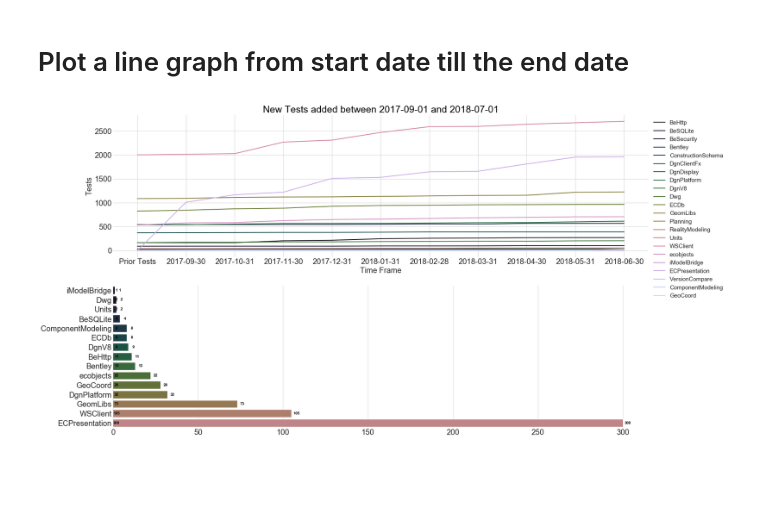
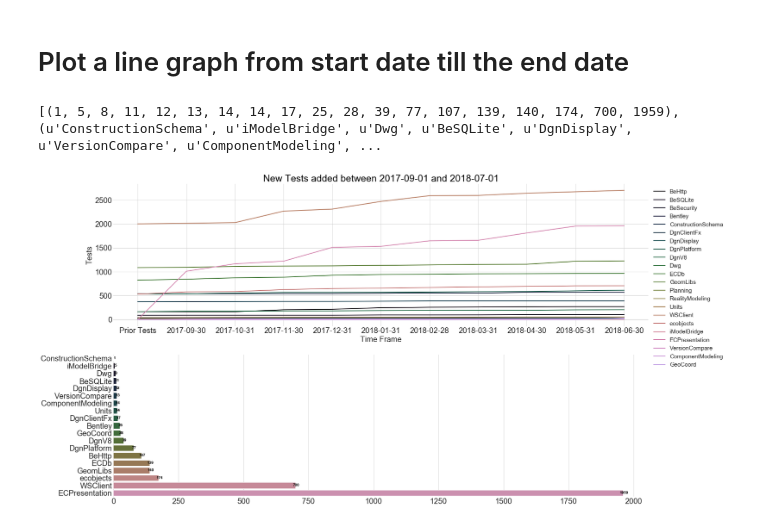
Before and after one commit to firzok/Python-Charting, a Jupyter notebook: Starting Graph.ipynb, the cells around one changed output. Saved outputs shown, nothing was run; the diff lists cells and outputs as text; code cells hidden in the pictures; blank space fills up the shorter version.

```diff
--- a/Starting Graph.ipynb
+++ b/Starting Graph.ipynb
@@ -61,7 +61,7 @@ StartDate="2017-09-01"
 EndDate="2018-07-01"
 # EndDate=datetime.date.strftime(EndDate, "%Y-%m-%d")
 # %%
-db=Database("TestsCatalog.db")
+db=Database("TestsCatalog1.db")
 db.connectDatabase()
 c=db.cursor
 
@@ -167,35 +167,47 @@ x.extend(months)
 plt.xticks(np.arange(len(x)), x, fontsize=20)
 plt.yticks(fontsize=20)
 
 
 plt.subplot(2, 1, 2)
 
 
 
-df1=pd.read_csv("NewlyAddedTestsReport.csv")
+
+
+
+
+sql = 'SELECT TestId, TestCase, Test, Author, Component, Date FROM Tests where StreamId == ' + str(streamid) + " AND Date BETWEEN '"+StartDate+"' AND '"+EndDate+"'"
+c.execute(sql)
+data=c.fetchall()
+if len(data) == 0:
+    print "No Test added prior to "+StartDate
+df1 = pd.DataFrame.from_records(data, columns=['TestId', 'TestCase', 'Test', 'Author', 'Component', 'Date'])
+
+
 data = np.unique(df1.Component, return_counts=True)
 
 sData = zip(*sorted(zip(data[1], data[0])))
 Y, X = sData
 X = np.array(X)
 Y = np.array(Y)
 
+print sData
 size = np.shape(X)[0]
 
 # fig = plt.figure(figsize=(size+5,size))
 sns.set_style("whitegrid")
 
 colors = sns.color_palette("cubehelix", len(df1.Component.unique()) + 10)
 
 for i in range(size):
     g = sns.barplot(y=X[i:i+1], x=Y[i:i+1], color=colors[i], order = X, url = X[i]+'.svg', orient='h')
     g.text(Y[i] + 3, i + 0.1, Y[i], color='black', ha="center", weight="bold")
-    g.text(2, i + 0.1, Y[i], color='black', ha="center", weight="bold")
 
 
 sns.despine(left=True)
 g.tick_params(labelsize=20)
-plt.savefig('Main2.svg', dpi=300, orientation='landscape', )
-plt.show()
+# plt.savefig('Main2.svg', dpi=300, orientation='landscape')
+# plt.show()
 # %% [output]
+[(1, 5, 8, 11, 12, 13, 14, 14, 17, 25, 28, 39, 77, 107, 139, 140, 174, 700, 1959), (u'ConstructionSchema', u'iModelBridge', u'Dwg', u'BeSQLite', u'DgnDisplay', u'VersionCompare', u'ComponentModeling', ...
-[figure, old version]
+[figure, new version]
```
Also changed, not shown: parts of 5 cells of this notebook, 18 other files.
